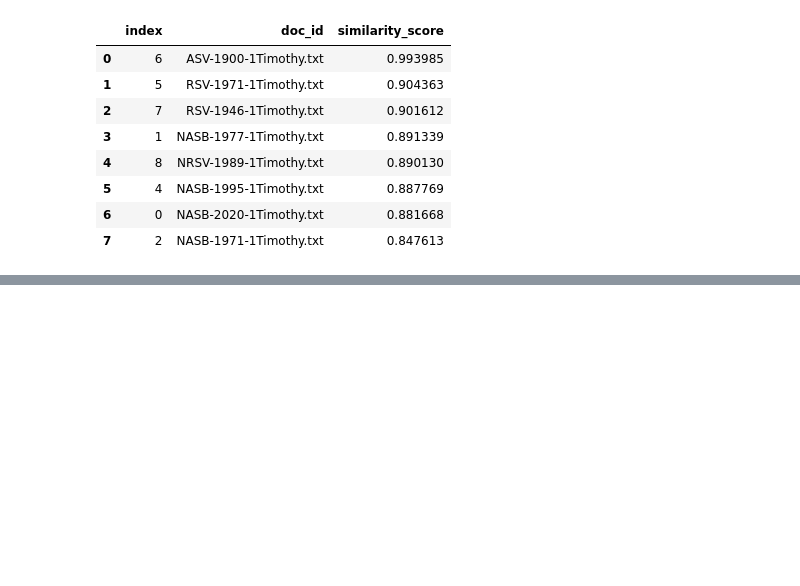
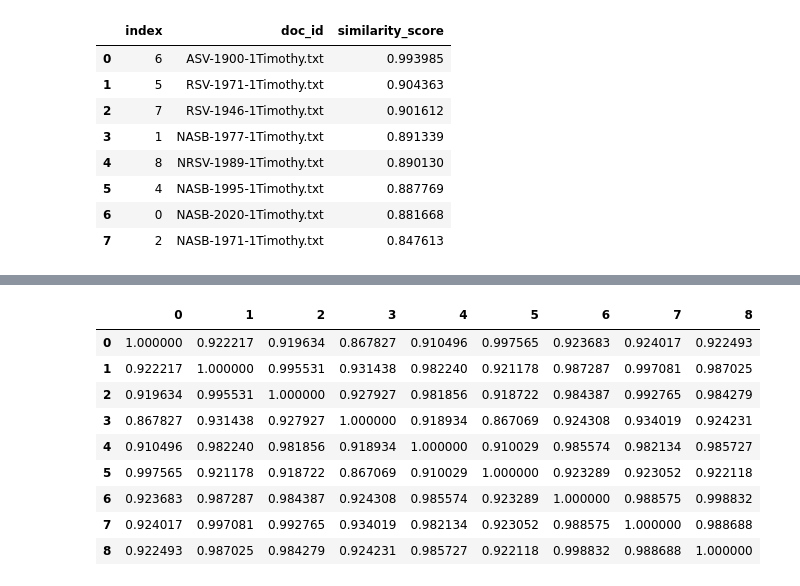
Before and after one commit to jerielizabeth/REL560-VersionedBibles, a Jupyter notebook: code/FT_Cosine_Similarity.ipynb, the cells around one changed output, grey strips where cells are left out. Cells and saved outputs as stored; diff of their text form; code cells hidden in the pictures; blank space fills up the shorter version.

Commit message:
Update: Datafame Loop

```diff
--- a/code/FT_Cosine_Similarity.ipynb
+++ b/code/FT_Cosine_Similarity.ipynb
@@ -309,4 +375,7 @@ get_similar_docs('ERV-1881-1Timothy.txt', corr_df, texts_df)
 | 6 | 0 | NASB-2020-1Timothy.txt | 0.881668 |
 | 7 | 2 | NASB-1971-1Timothy.txt | 0.847613 |
 # %%
-# Create loop to run program on Ephesians instead
+#### Reset book to Ephesians ####
+
+ephesians_df = texts_df[texts_df['book'] == "Ephesians"]
+texts_df[texts_df['book'] == "Ephesians"]
@@ -312,0 +393,3 @@ get_similar_docs('ERV-1881-1Timothy.txt', corr_df, texts_df)
+# %%
+ephesians_df.reset_index(inplace=True)
+ephesians_df
@@ -312,0 +407,9 @@ get_similar_docs('ERV-1881-1Timothy.txt', corr_df, texts_df)
+# %%
+# Create Tf-IDF Vector Representaiton
+
+vectorizer = TfidfVectorizer()
+
+# Generate matrix of word vectors
+tfidf_matrix = vectorizer.fit_transform(ephesians_df['text'])
+
+print (tfidf_matrix.shape)
@@ -312,0 +418,3 @@ get_similar_docs('ERV-1881-1Timothy.txt', corr_df, texts_df)
+# %%
+cosine_sim = cosine_similarity(tfidf_matrix, tfidf_matrix)
+print(cosine_sim)
@@ -312,0 +440,14 @@ get_similar_docs('ERV-1881-1Timothy.txt', corr_df, texts_df)
+# %%
+corr_df = pd.DataFrame(cosine_sim)
+corr_df
+# %% [output]
+|  | 0 | 1 | 2 | 3 | 4 | 5 | 6 | 7 | 8 |
+| 0 | 1.000000 | 0.922217 | 0.919634 | 0.867827 | 0.910496 | 0.997565 | 0.923683 | 0.924017 | 0.922493 |
+| 1 | 0.922217 | 1.000000 | 0.995531 | 0.931438 | 0.982240 | 0.921178 | 0.987287 | 0.997081 | 0.987025 |
+| 2 | 0.919634 | 0.995531 | 1.000000 | 0.927927 | 0.981856 | 0.918722 | 0.984387 | 0.992765 | 0.984279 |
+| 3 | 0.867827 | 0.931438 | 0.927927 | 1.000000 | 0.918934 | 0.867069 | 0.924308 | 0.934019 | 0.924231 |
+| 4 | 0.910496 | 0.982240 | 0.981856 | 0.918934 | 1.000000 | 0.910029 | 0.985574 | 0.982134 | 0.985727 |
+| 5 | 0.997565 | 0.921178 | 0.918722 | 0.867069 | 0.910029 | 1.000000 | 0.923289 | 0.923052 | 0.922118 |
+| 6 | 0.923683 | 0.987287 | 0.984387 | 0.924308 | 0.985574 | 0.923289 | 1.000000 | 0.988575 | 0.998832 |
+| 7 | 0.924017 | 0.997081 | 0.992765 | 0.934019 | 0.982134 | 0.923052 | 0.988575 | 1.000000 | 0.988688 |
+| 8 | 0.922493 | 0.987025 | 0.984279 | 0.924231 | 0.985727 | 0.922118 | 0.998832 | 0.988688 | 1.000000 |
```
Also changed, not shown: parts of 20 cells of this notebook, 1 other file.
